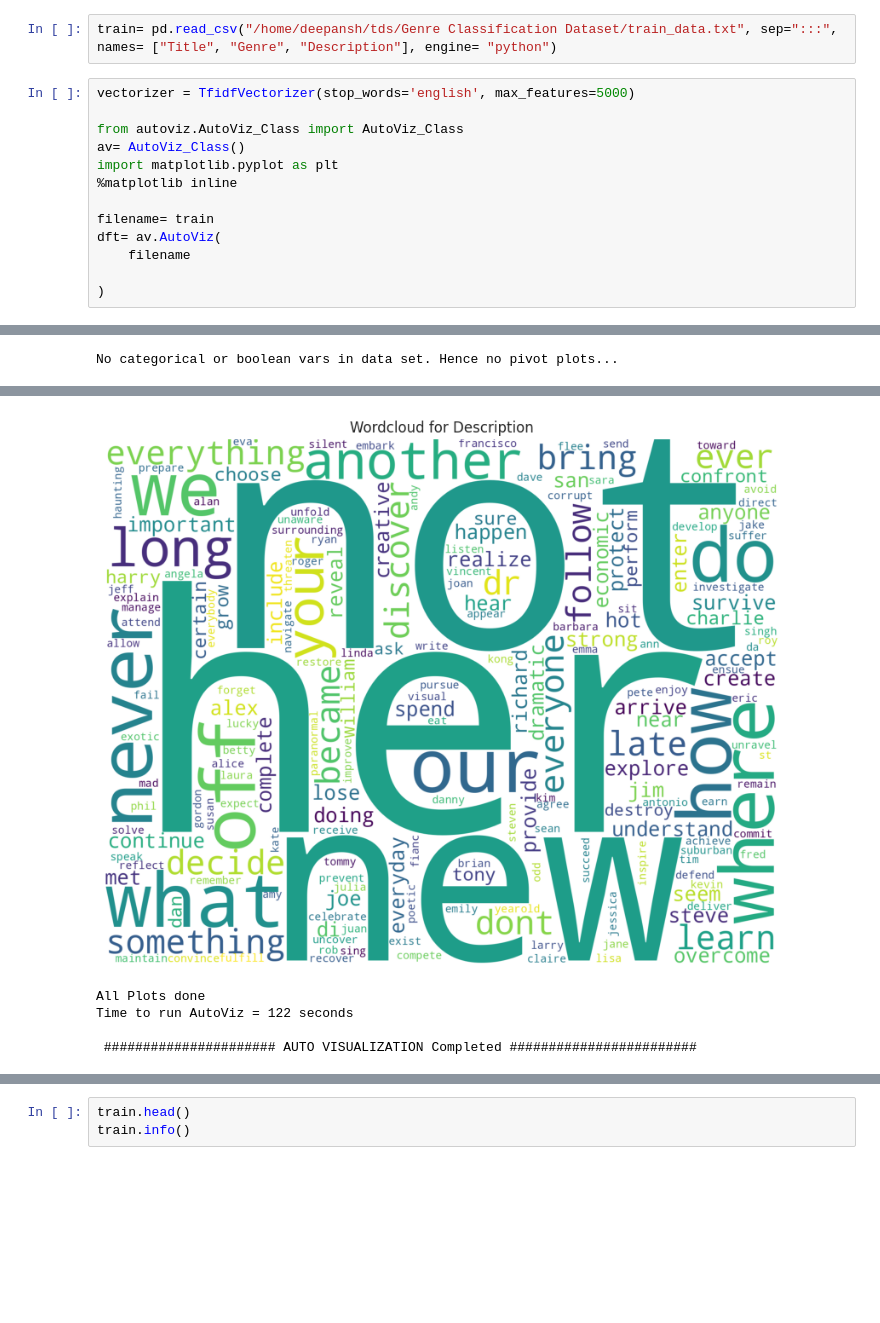
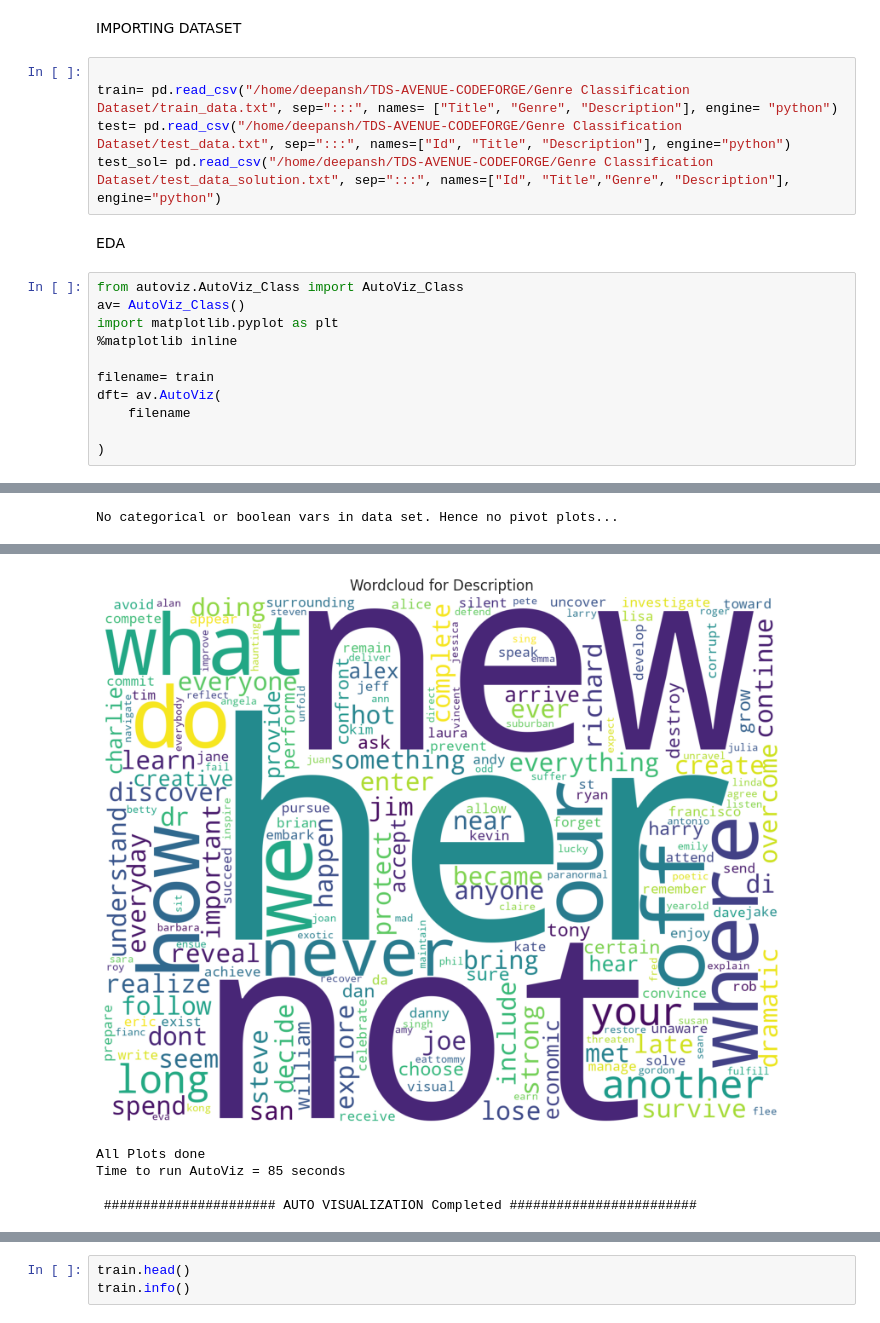
Before and after one commit to deepanshbhatia/TDS-AVENUE-CODEFORGE, a Jupyter notebook: genre.ipynb, the cells around one changed output, grey strips where cells are left out. Drawn from its saved outputs; the diff is of its cells as text; blank space fills up the shorter version.

```diff
--- a/genre.ipynb
+++ b/genre.ipynb
@@ -10,8 +11,13 @@ from sklearn.preprocessing import StandardScaler
-# %%
-train= pd.read_csv("/home/deepansh/tds/Genre Classification Dataset/train_data.txt", sep=":::", names= ["Title", "Genre", "Description"], engine= "python")
+# %% [markdown]
+IMPORTING DATASET
+# %%
+
+train= pd.read_csv("/home/deepansh/TDS-AVENUE-CODEFORGE/Genre Classification Dataset/train_data.txt", sep=":::", names= ["Title", "Genre", "Description"], engine= "python")
+test= pd.read_csv("/home/deepansh/TDS-AVENUE-CODEFORGE/Genre Classification Dataset/test_data.txt", sep=":::", names=["Id", "Title", "Description"], engine="python")
+test_sol= pd.read_csv("/home/deepansh/TDS-AVENUE-CODEFORGE/Genre Classification Dataset/test_data_solution.txt", sep=":::", names=["Id", "Title","Genre", "Description"], engine="python")
+# %% [markdown]
+EDA
 # %%
-vectorizer = TfidfVectorizer(stop_words='english', max_features=5000)
-
 from autoviz.AutoViz_Class import AutoViz_Class
 av= AutoViz_Class()
 import matplotlib.pyplot as plt
@@ -70,5 +76,5 @@ No categorical or boolean vars in data set. Hence no pivot plots...
-[figure, old version]
+[figure, new version]
 All Plots done
-Time to run AutoViz = 122 seconds
+Time to run AutoViz = 85 seconds
 
  ###################### AUTO VISUALIZATION Completed ########################
```
Also changed, not shown: parts of 27 cells of this notebook.
